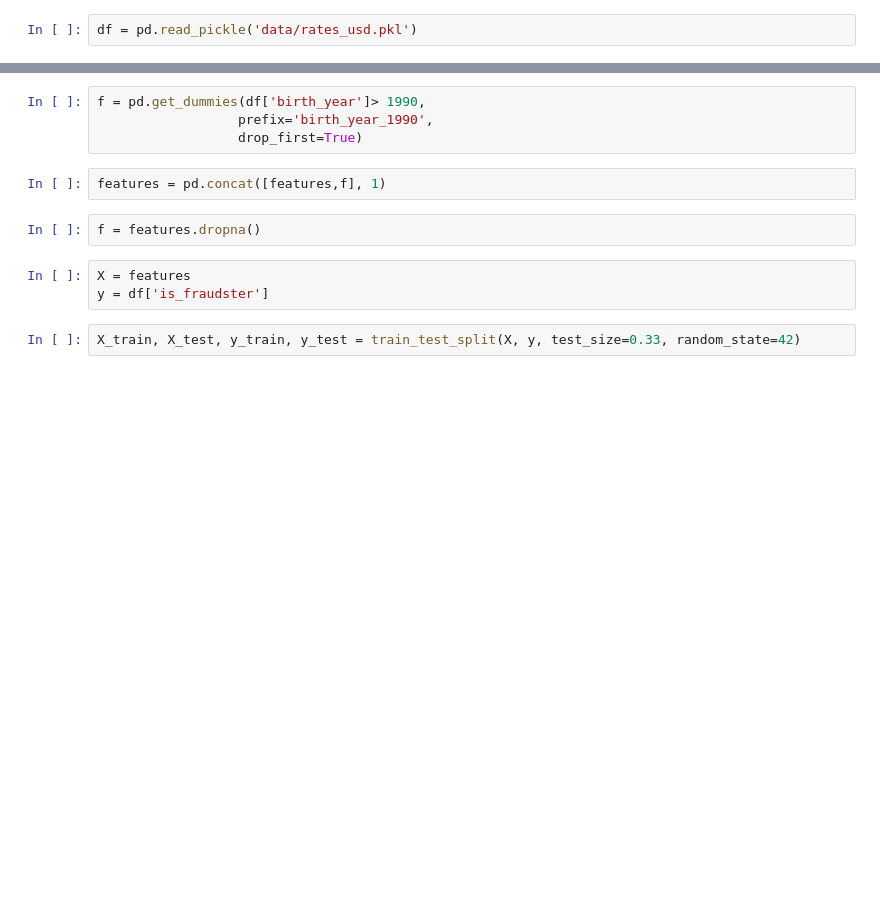
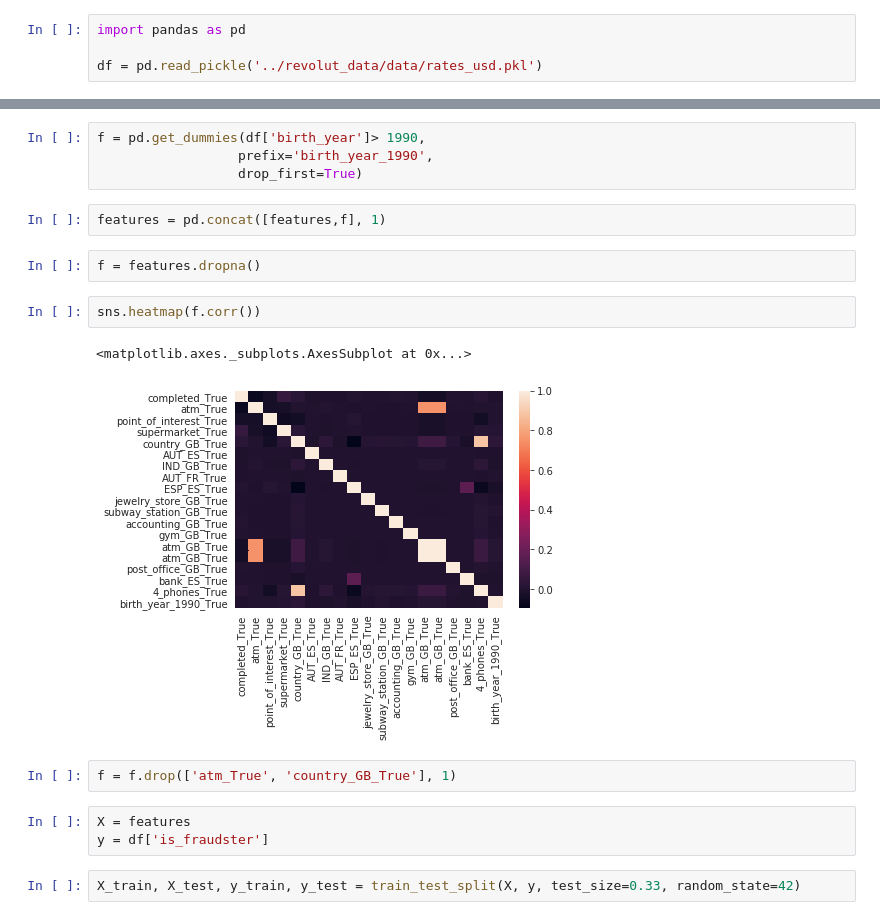
Before and after one commit to majickdave/revolut_challenge, a Jupyter notebook: EDA.ipynb, the cells around one changed output, grey strips where cells are left out. Saved outputs shown, nothing was run; the diff lists cells and outputs as text; blank space fills up the shorter version.

```diff
--- a/EDA.ipynb
+++ b/EDA.ipynb
@@ -279,7 +279,9 @@ Name: is_fraudster, dtype: int64
 # %% [markdown]
 # Part 2. Bring in currency data
 # %%
-df = pd.read_pickle('data/rates_usd.pkl')
+import pandas as pd
+
+df = pd.read_pickle('../revolut_data/data/rates_usd.pkl')
 # %% [markdown]
 ## What is the distribution of completed transaction USD amounts?
 # %%
@@ -633,6 +640,13 @@ f = pd.get_dummies(df['birth_year']> 1990,
 features = pd.concat([features,f], 1)
 # %%
 f = features.dropna()
+# %%
+sns.heatmap(f.corr())
+# %% [output]
+<matplotlib.axes._subplots.AxesSubplot at 0x...>
+[figure, added]
+# %%
+f = f.drop(['atm_True', 'country_GB_True'], 1)
 # %%
 X = features
 y = df['is_fraudster']
```
Also changed, not shown: parts of 4 cells of this notebook.
